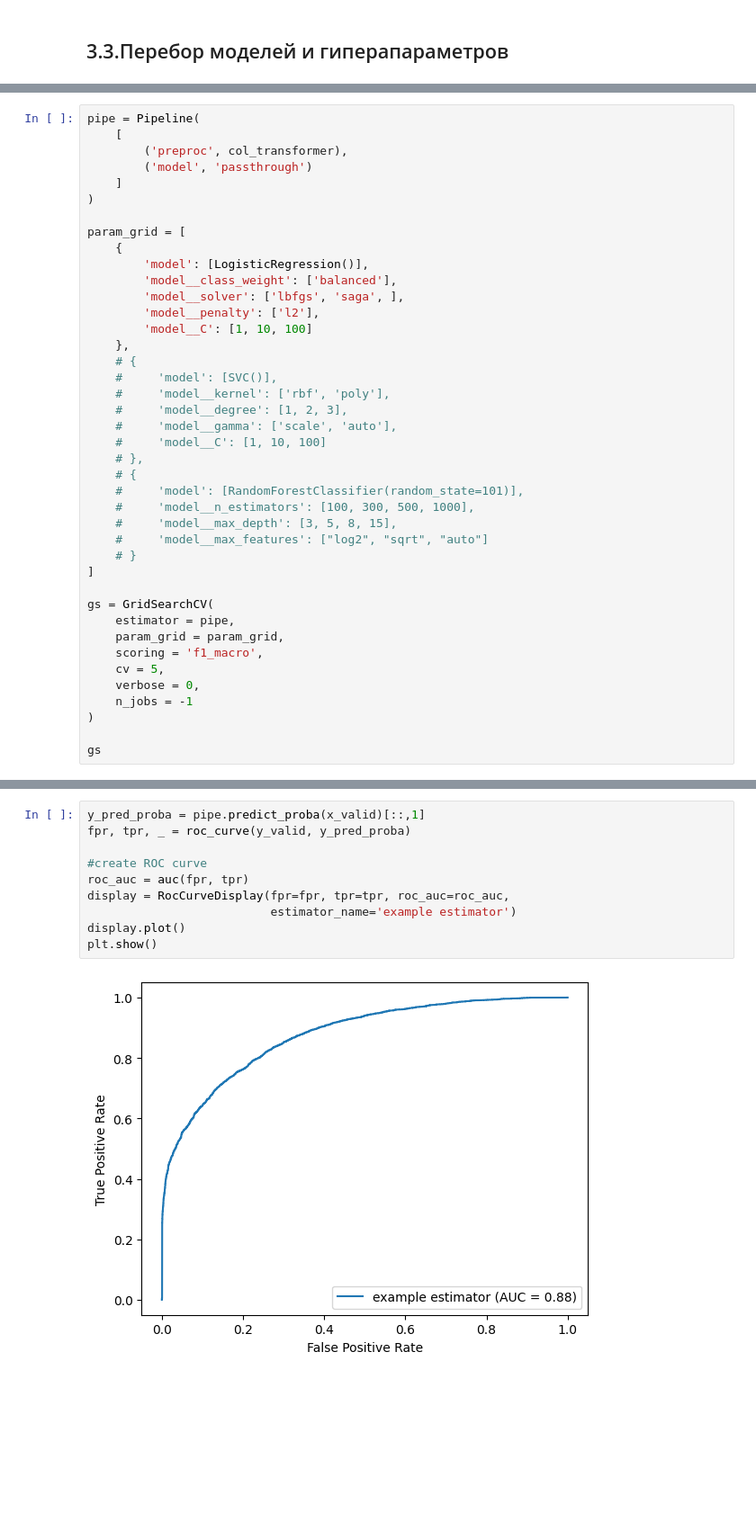
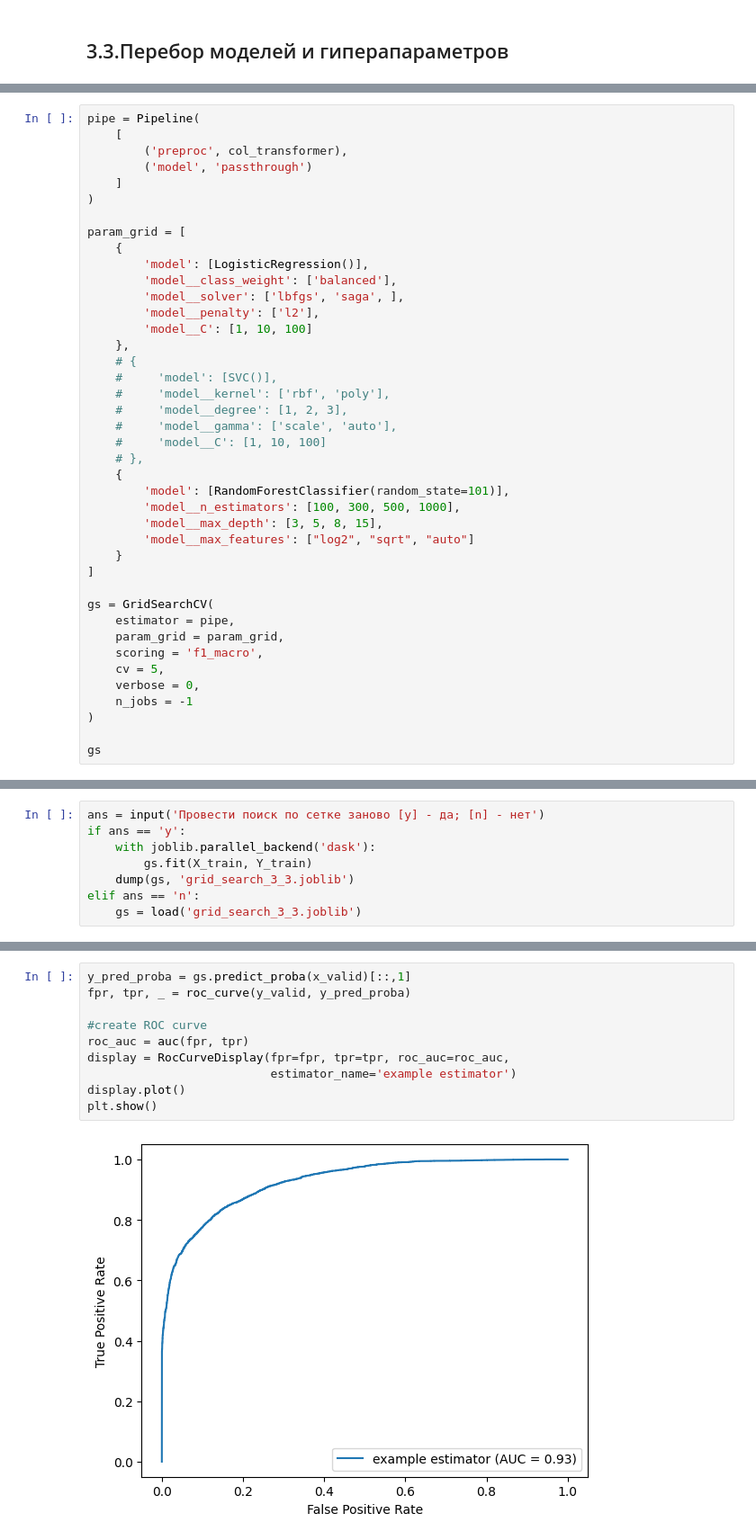
Before and after one commit to RtemShcherbak/Hotel, a Jupyter notebook: Предсказание_оттока_клиентов_из_отеля.ipynb, the cells around one changed output, grey strips where cells are left out. Shown: that part at 90% size. Cells and saved outputs as stored; diff of their text form; blank space fills up the shorter version.

```diff
--- a/Предсказание_оттока_клиентов_из_отеля.ipynb
+++ b/Предсказание_оттока_клиентов_из_отеля.ipynb
@@ -389,12 +396,12 @@ param_grid = [
     #     'model__gamma': ['scale', 'auto'],
     #     'model__C': [1, 10, 100]
     # },
-    # {
-    #     'model': [RandomForestClassifier(random_state=101)],
-    #     'model__n_estimators': [100, 300, 500, 1000],
-    #     'model__max_depth': [3, 5, 8, 15],
-    #     'model__max_features': ["log2", "sqrt", "auto"]
-    # }
+    {
+        'model': [RandomForestClassifier(random_state=101)],
+        'model__n_estimators': [100, 300, 500, 1000],
+        'model__max_depth': [3, 5, 8, 15],
+        'model__max_features': ["log2", "sqrt", "auto"]
+    }
 ]
 
 gs = GridSearchCV(
@@ -454,0 +435,8 @@ GridSearchCV(cv=5,
+# %%
+ans = input('Провести поиск по сетке заново [y] - да; [n] - нет')
+if ans == 'y':
+    with joblib.parallel_backend('dask'):
+        gs.fit(X_train, Y_train)
+    dump(gs, 'grid_search_3_3.joblib')
+elif ans == 'n':
+    gs = load('grid_search_3_3.joblib')
@@ -471,12 +477,12 @@ weighted avg       0.80      0.79      0.79     13005
 # %%
-y_pred_proba = pipe.predict_proba(x_valid)[::,1]
+y_pred_proba = gs.predict_proba(x_valid)[::,1]
 fpr, tpr, _ = roc_curve(y_valid, y_pred_proba)
 
 #create ROC curve
 roc_auc = auc(fpr, tpr)
 display = RocCurveDisplay(fpr=fpr, tpr=tpr, roc_auc=roc_auc,
                           estimator_name='example estimator')
 display.plot()
 plt.show()
 # %% [output]
-[figure, old version]
+[figure, new version]
```
Also changed, not shown: parts of 12 cells of this notebook.
